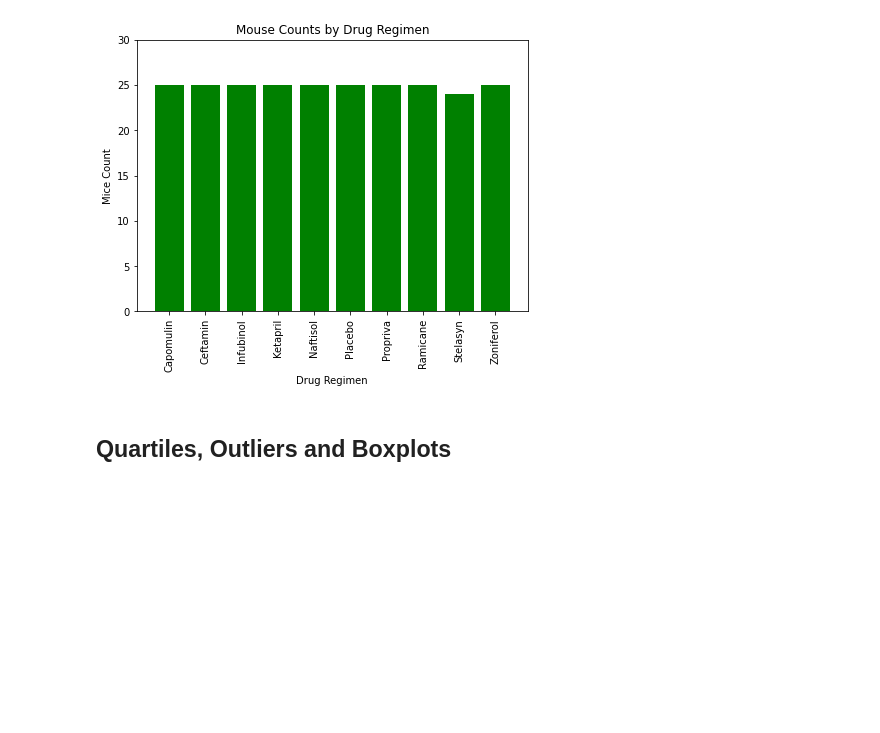
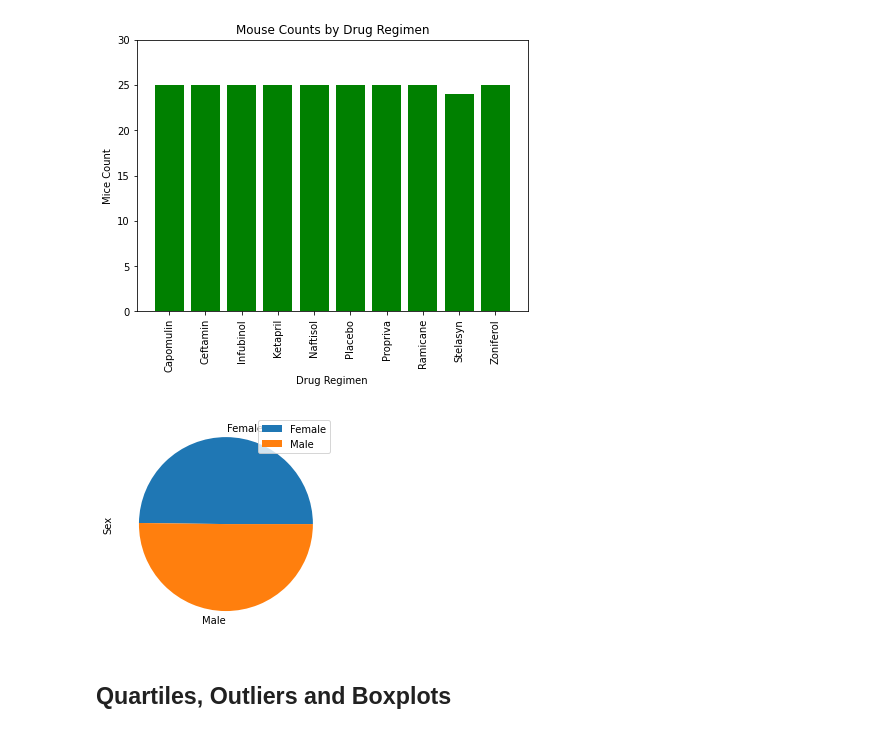
Before and after one commit to ClovisL/Analyzing-tumor-development, a Jupyter notebook: Pymaceuticals/pymaceuticals_starter.ipynb, the cells around one changed output. Drawn from its saved outputs; the diff is of its cells as text; code cells hidden in the pictures; blank space fills up the shorter version.

Commit message:
Started Pie Plot

```diff
--- a/Pymaceuticals/pymaceuticals_starter.ipynb
+++ b/Pymaceuticals/pymaceuticals_starter.ipynb
@@ -232,6 +232,14 @@ plt.show()
 [figure]
 # %%
 # Generate a pie plot showing the distribution of female versus male mice using pandas
+
+# Groups mice by sex
+mice_by_sex_group = study_data.groupby(["Sex"])["Mouse ID"].count()
+mice_by_sex_df = pd.DataFrame(mice_by_sex_group)
+mice_by_sex_df = mice_by_sex_df.rename(columns={"Mouse ID": "Sex"})
+pie_plot = mice_by_sex_df.plot.pie(subplots=True)
+# %% [output]
+[figure, added]
 # %%
 # Generate a pie plot showing the distribution of female versus male mice using pyplot
 # %% [markdown]
```
Also changed, not shown: parts of 2 cells of this notebook.
